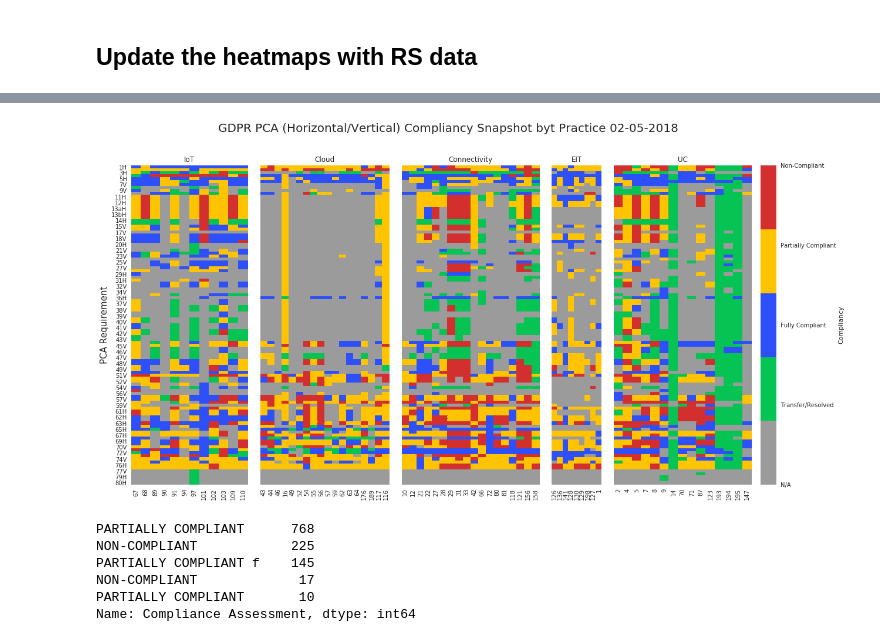
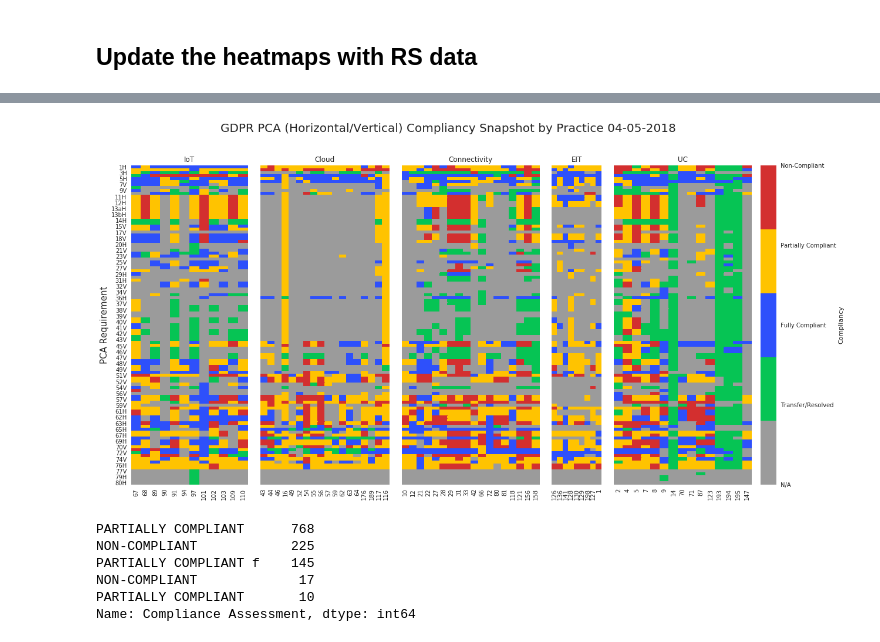
Before and after one commit to billyoconnor/DRC-GDPR, a Jupyter notebook: Compliancy-Heatmap.ipynb, the cells around one changed output, grey strips where cells are left out. Saved outputs shown, nothing was run; the diff lists cells and outputs as text; code cells hidden in the pictures.

```diff
--- a/Compliancy-Heatmap.ipynb
+++ b/Compliancy-Heatmap.ipynb
@@ -188,13 +262,13 @@ compliancy_stats
 #fig.savefig("./PCA-ComliancyCount-"+today+".png")
 # %%
 #compiancy_stats.loc['FULLY COMPLIANT']
-# %%
-pca_baseline.fillna('N/A', inplace=True)
-
-for key in PCA_COMPLIANCE.keys():
-    pca_baseline.replace(key, value=PCA_COMPLIANCE.get(key), inplace=True)
 # %%
 pca_rollup_target = pca_baseline.copy()
+# %%
+pca_rollup_target.fillna('N/A', inplace=True)
+
+for key in PCA_COMPLIANCE.keys():
+    pca_rollup_target.replace(key, value=PCA_COMPLIANCE.get(key), inplace=True)
 # %%
 pca_rollup_target
 # %% [output]
@@ -398,7 +495,7 @@ heatmap_df.fillna('N/A',inplace=True)
 
 for col in heatmap_df.columns:
     for row in heatmap_df.index:
-        heatmap_df.loc[row][col] = pca_baseline.loc[int(row.strip('HVab'))][col]
+        heatmap_df.loc[row][col] = pca_rollup_target.loc[int(row.strip('HVab'))][col]
 
 heatmap_df.head()
 # %% [output]
@@ -433,6 +530,14 @@ for p in COLS:
             if compliance_value < PCA_COMPLIANCE.get(heatmap_df.loc[pca][p]):
                 heatmap_df.loc[pca][p] = compliance_value
 
+            #update the baseline
+            if (compliance_value < PCA_COMPLIANCE.get(pca_baseline.loc[roll_up_converter.get(pca)][p]) and
+                PCA_COMPLIANCE.get(pca_baseline.loc[roll_up_converter.get(pca)][p]) != 2):
+                print compliance_value
+                print("1a:Update baseline, value = {0}".format(pca_baseline.loc[roll_up_converter.get(pca)][p]))
+                pca_baseline.loc[roll_up_converter.get(pca)][p] = PCA_COMPLIANCE_INVERSE.get(compliance_value)
+                print("1b:Update baseline, value = {0}".format(pca_baseline.loc[roll_up_converter.get(pca)][p]))
+
             # update the rollup heatmap
             if compliance_value < pca_rollup_target.loc[roll_up_converter.get(pca)][p]:
                 #if the compliance value is better than the baseline heatmap then update it.
@@ -440,6 +545,7 @@ for p in COLS:
 
             if compliance_value == 0:
                 print("1: Compliance Value: {0}".format(prod_df[prod_df['Req Ref'] == r]['Compliance Assessment'].iloc[0]))
+                print("1: Product: {0}".format(p))
                 sys.exit("EXIT") # using this as an assert.
 
         else:
@@ -449,6 +555,12 @@ for p in COLS:
                 # update the rollup heatmap
                 if compliance_value < pca_rollup_target.loc[roll_up_converter.get(pca)][p]:
                     pca_rollup_target.loc[roll_up_converter.get(pca)][p] = compliance_value
+
+                #update the baseline
+                if (compliance_value < PCA_COMPLIANCE.get(pca_baseline.loc[roll_up_converter.get(pca)][p]) and
+                    PCA_COMPLIANCE.get(pca_baseline.loc[roll_up_converter.get(pca)][p]) != 2):
+                    pca_baseline.loc[roll_up_converter.get(pca)][p] = PCA_COMPLIANCE_INVERSE.get(compliance_value)
+                    print "2:Update baseline"
 
                 if compliance_value == 0:
                     #print("Compliance Value: {0:s}".format(prod_df[prod_df['Req nr'] == r]['Compliance Assessment'].iloc[0]))
@@ -664,7 +792,7 @@ cmap=mcolors.ListedColormap([GREY,
                              AMBER,
                              RED])
 
-title = "GDPR PCA (Horizontal/Vertical) Compliancy Snapshot byt Practice "+today
+title = "GDPR PCA (Horizontal/Vertical) Compliancy Snapshot by Practice "+today
 f.suptitle(title, size=20)
 
 
@@ -686,34 +814,34 @@ ax3.set_title('EIT')
 zx4 = sns.heatmap(uc_heatmap, ax=ax4, square=False, cmap=cmap, cbar_kws={"orientation": "vertical","label": "Compliancy"}, xticklabels=True)
 ax4.set_title('UC')
 
 
 #plt.annotate('Something', (0,0))
 #plt.xlabel('Product ID', size=15)
 #plt.ylabel('PCA Requirement', size=15)
 
 cbar = zx4.collections[0].colorbar
 cbar.set_ticks([1, 2, 3, 4, 5])
 cbar.set_ticklabels(['N/A',
                      'Transfer/Resolved',
                      'Fully Compliant',
                      'Partially Compliant',
                      'Non-Compliant'])
 
 #f.tight_layout(rect=[0, 0, 0.9, 0.9])
 
 #cbar = zx1.collections[0].colorbar
 #cbar.set_ticks([0, 1, 2, 3, 4, 5, 6])
 #cbar.set_ticklabels(['0:Out of Scope from DPIA',
 #                     '1:N/A',
 #                     '2:Fully Compliant',
 #                     '3:Partially Compliant f',
 #                     '4:Partially Compliant',
 #                     '5:Non-Compliant f',
 #                     '6:Non-Compliant'])
 
 f.savefig(OUTPUT_BASE_DIR+"/HV-Breakdown-Per-Practice-Heatmap-"+today+".png")
 # %% [output]
-[figure, old version]
+[figure, new version]
 # %%
 # create burndowns
 pca_df.head()
```
Also changed, not shown: parts of 64 cells of this notebook, 2 other files.
